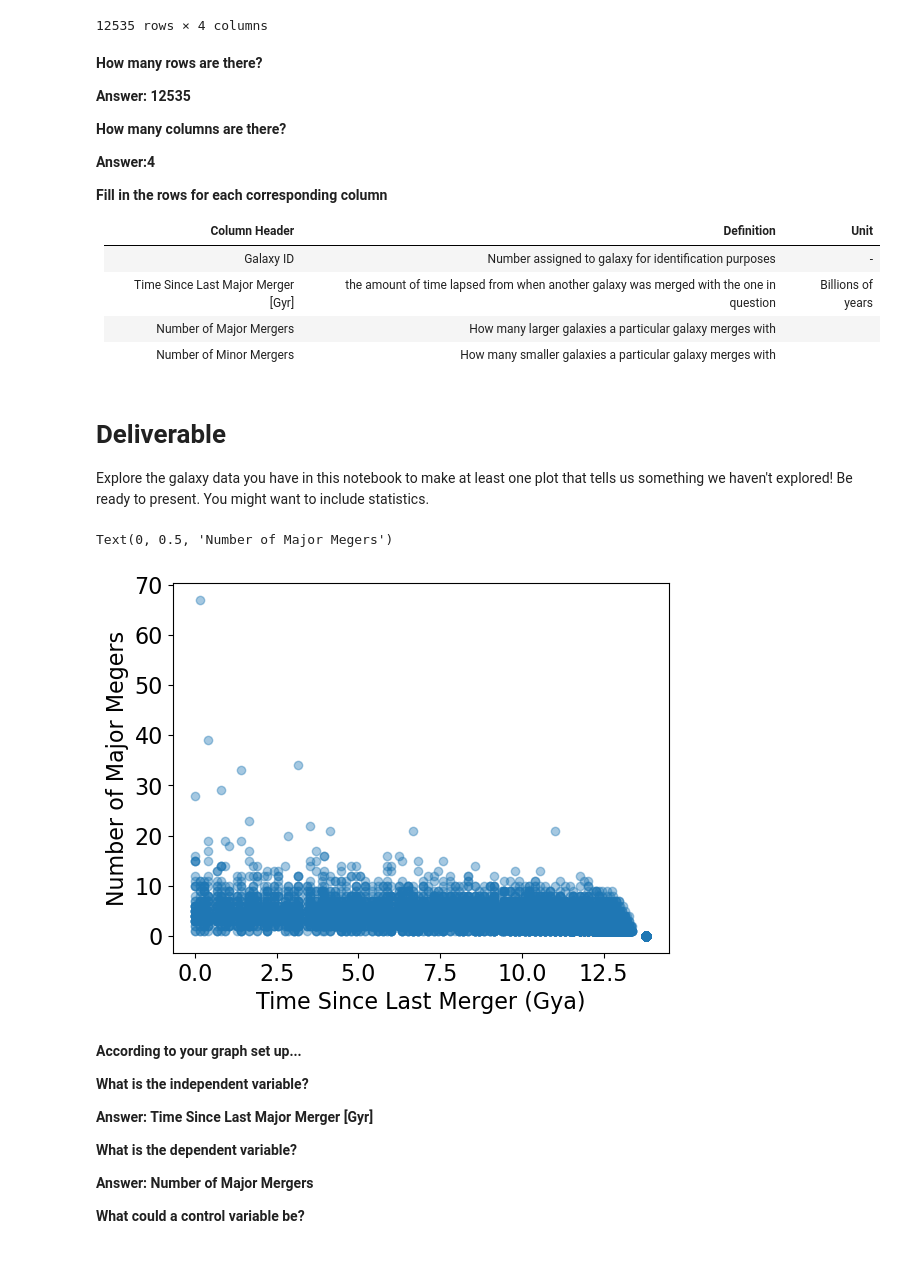
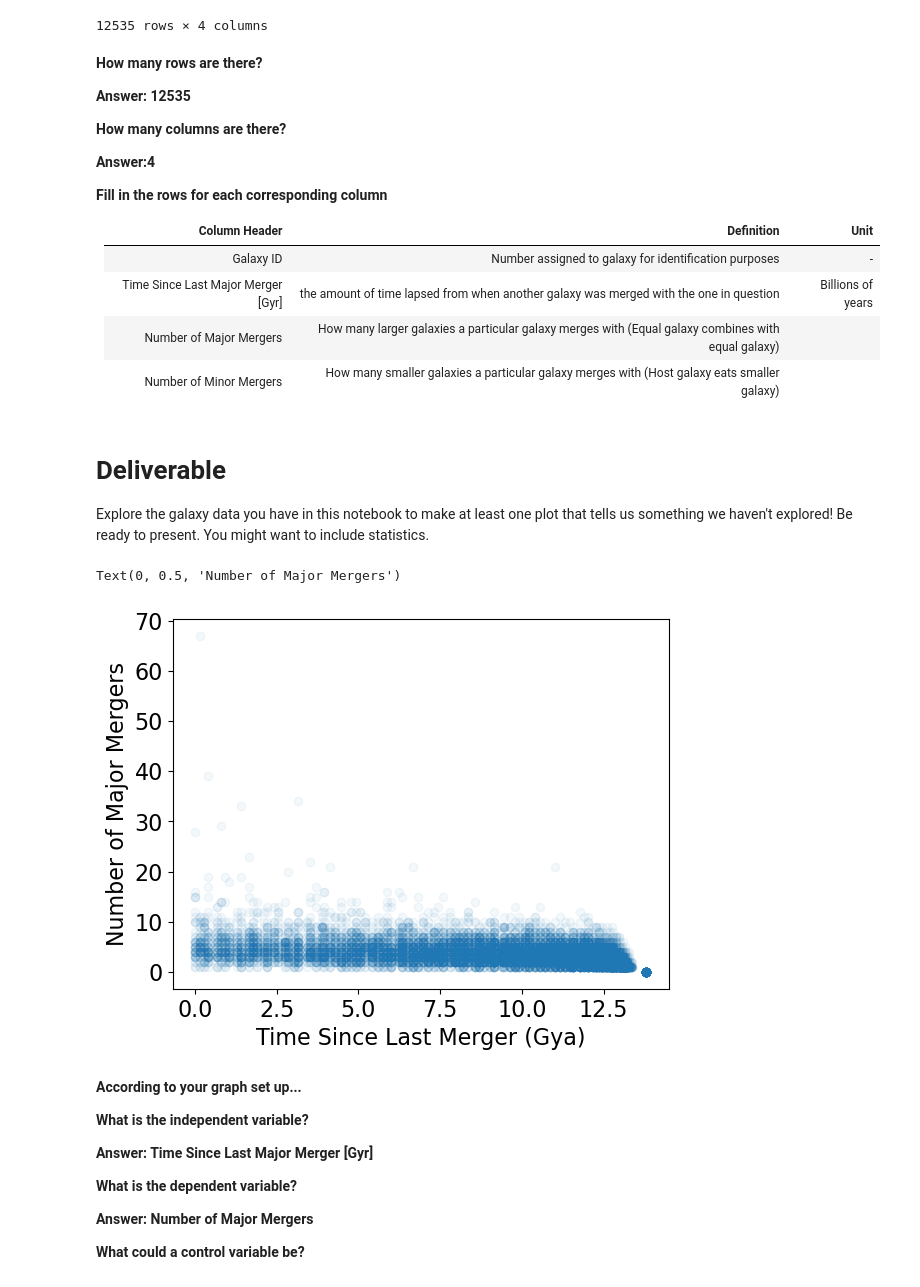
Before and after one commit to idontwantausername94/CFR-2025, a Jupyter notebook: Astro/Blank/7 - Simulated Galaxies Pt2.ipynb, the cells around one changed output. Drawn from its saved outputs; the diff is of its cells as text; code cells hidden in the pictures.

```diff
--- a/Astro/Blank/7 - Simulated Galaxies Pt2.ipynb
+++ b/Astro/Blank/7 - Simulated Galaxies Pt2.ipynb
@@ -146,21 +146,21 @@ mergers
 | :- | :- | :- |
 | Galaxy ID | Number assigned to galaxy for identification purposes | -
 | Time Since Last Major Merger [Gyr] | the amount of time lapsed from when another galaxy was merged with the one in question | Billions of years
-| Number of Major Mergers | How many larger galaxies a particular galaxy merges with |
-| Number of Minor Mergers | How many smaller galaxies a particular galaxy merges with |
+| Number of Major Mergers | How many larger galaxies a particular galaxy merges with (Equal galaxy combines with equal galaxy)|
+| Number of Minor Mergers | How many smaller galaxies a particular galaxy merges with (Host galaxy eats smaller galaxy) |
 # %% [markdown]
 # Deliverable
 
 Explore the galaxy data you have in this notebook to make at least one plot that tells us something we haven't explored! Be ready to present. You might want to include statistics.
 # %%
 # explore the data and make a plot below!
-plt.scatter(mergers["Time Since Last Major Merger [Gyr]"], mergers["Number of Major Mergers"], alpha=.40)
+plt.scatter(mergers["Time Since Last Major Merger [Gyr]"], mergers["Number of Major Mergers"], alpha=.05)
 
 plt.xlabel("Time Since Last Merger (Gya)")
-plt.ylabel("Number of Major Megers")
+plt.ylabel("Number of Major Mergers")
 # %% [output]
-Text(0, 0.5, 'Number of Major Megers')
+Text(0, 0.5, 'Number of Major Mergers')
-[figure, old version]
+[figure, new version]
 # %% [markdown]
 **According to your graph set up...**
 
```
